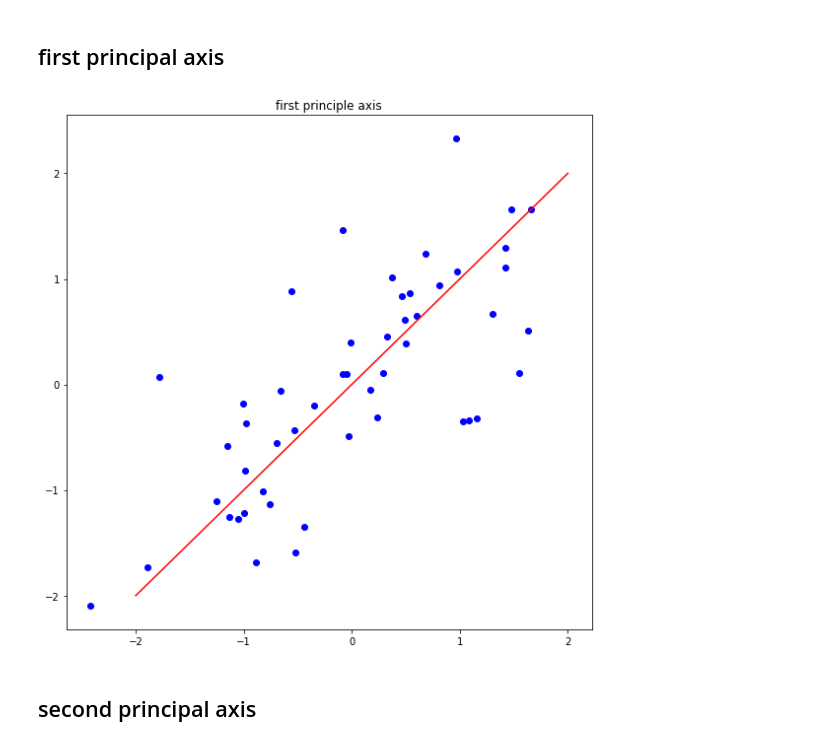
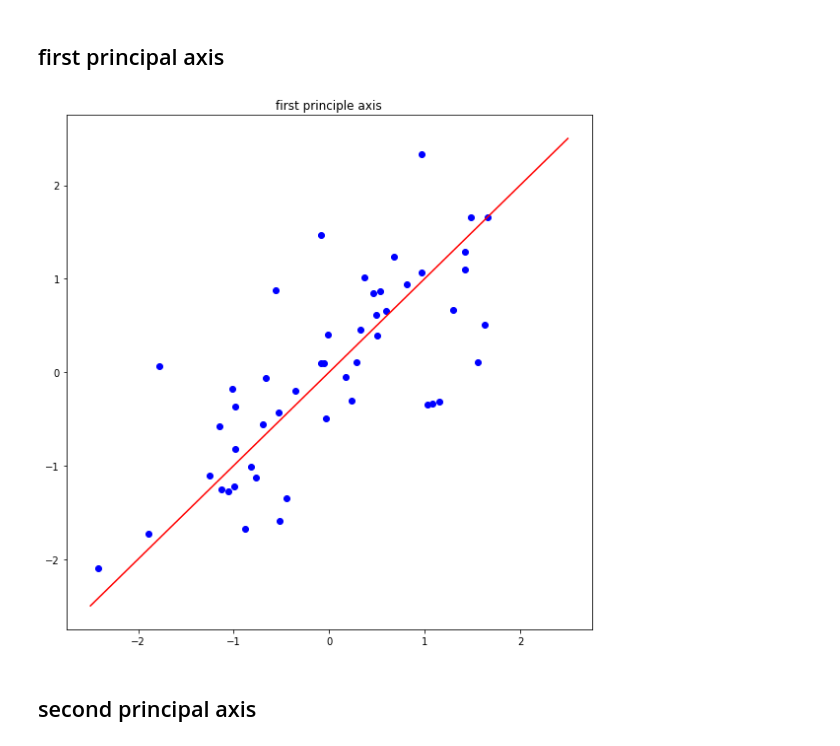
Before and after one commit to jstep750/assignment-machine-learning, a Jupyter notebook: 12/assignment_12.ipynb, the cells around one changed output. Saved outputs shown, nothing was run; the diff lists cells and outputs as text; code cells hidden in the pictures.

```diff
--- a/12/assignment_12.ipynb
+++ b/12/assignment_12.ipynb
@@ -136,18 +136,18 @@ plt.show()
 # %%
 plt.figure(figsize=(8,8))
 plt.title('first principle axis')
 
 first = U[:,0]
 plt.plot(feature[:,0], feature[:,1], 'o', color = 'blue')
 
-x1 = np.arange(-2,3)
+x1 = np.arange(-2.5, 3)
 y1 = (first[1]/first[0])*x1
-plt.plot(x1,y1, '-', color='red')
+plt.plot(x1, y1, '-', color='red')
 
 plt.tight_layout()
 plt.show()
 # %% [output]
-[figure, old version]
+[figure, new version]
 # %% [markdown]
 ## second principal axis
 # %%
```
Also changed, not shown: parts of 3 cells of this notebook.
